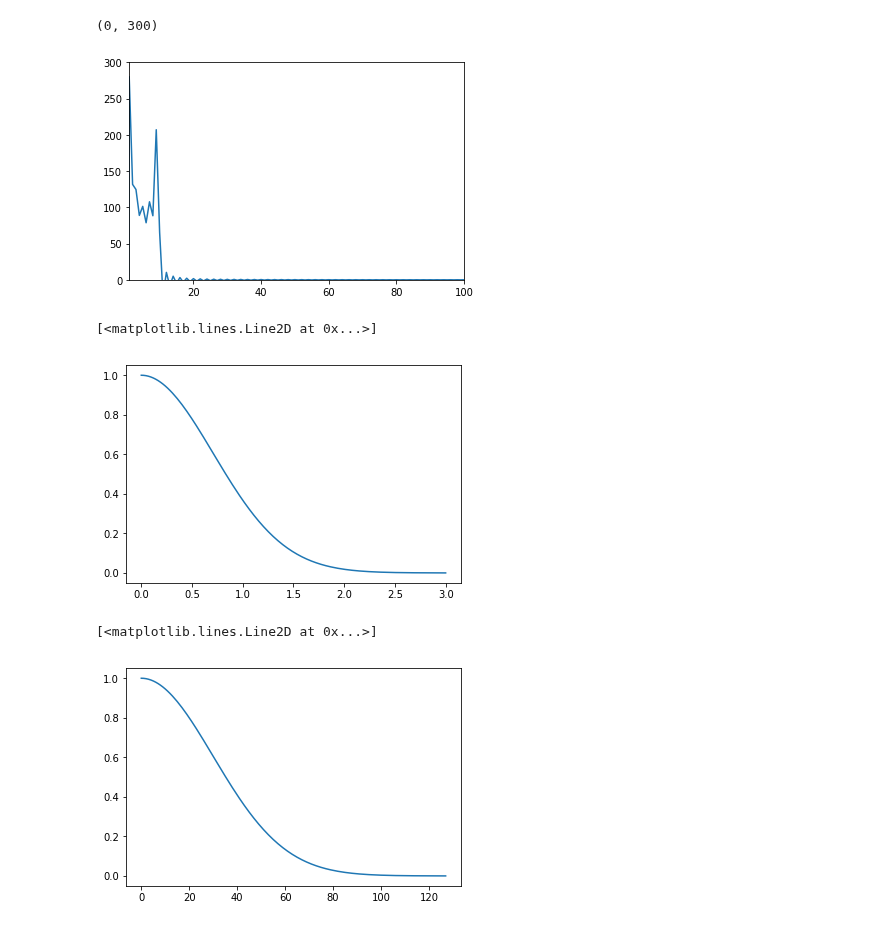
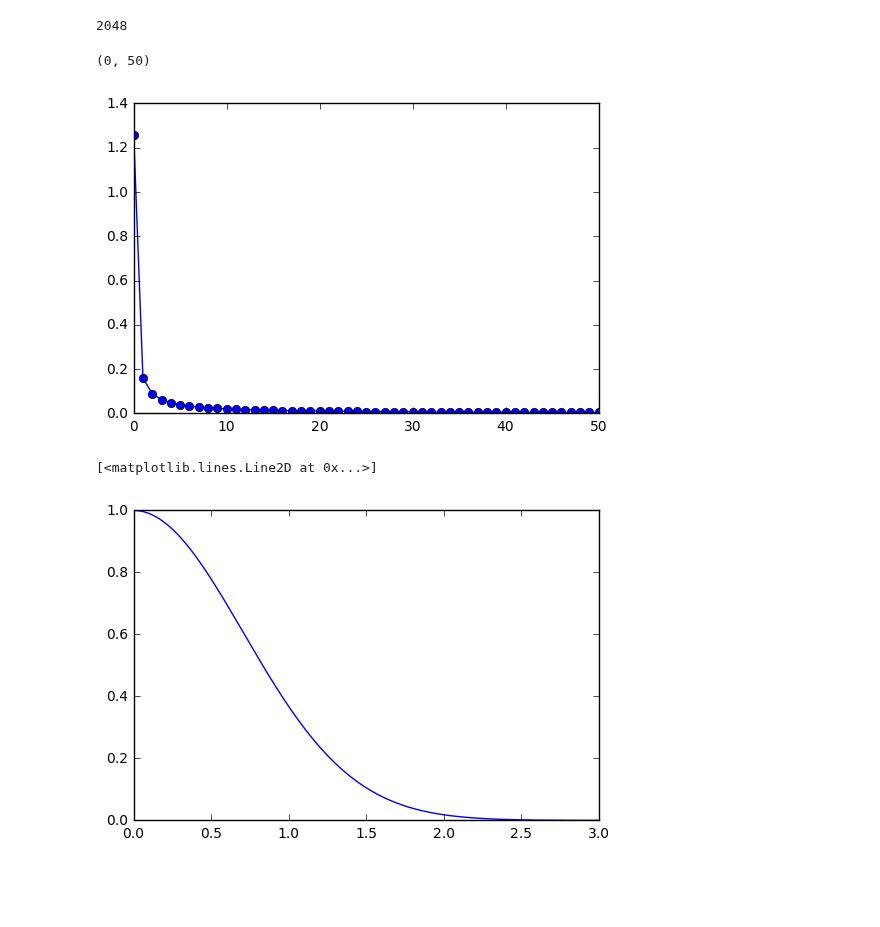
Before and after one commit to hstrey/FCS-simulations, a Jupyter notebook: Classical Moment problem.ipynb, the cells around one changed output. Saved outputs shown, nothing was run; the diff lists cells and outputs as text; code cells hidden in the pictures; blank space fills up the shorter version.

```diff
--- a/Classical Moment problem.ipynb
+++ b/Classical Moment problem.ipynb
@@ -18,13 +21,17 @@ array([1.00000000e+00, 1.00000000e+00, 2.00000000e+00, 6.00000000e+00,
 # %%
-n_max=40
+# here we define two functions. c(k,N) is the characteristic function for FCS
+# we also define g(k) which is the characteristic function for a Gaussian for testing that everything works
+n_max=80
 n = np.arange(1,n_max+1)
-factors = (-1)**n/factorial(2*n)/np.sqrt(2*n)
+factors = (1j)**n/factorial(n)/np.sqrt(n)
 print(n)
 print(factors)
+
 def c(k,N):
     km = np.tile(k,(n_max,1))
-    tosum = factors*np.power(km.T,2*n)
+    tosum = factors*np.power(km.T,n)
     return 1+np.sqrt(np.pi/2)*N*np.sum(tosum,axis=1)
+
 gn = n - 1
 gfactors = (-1)**(gn)/factorial(gn)
 print(gfactors)
@@ -53,7 +60,8 @@ def g(k):
 # %%
 # create orthogonal polynominals
-k = np.linspace(0,30,512)
+k = np.linspace(0,20,1025)
 cf = c(k,1)
-plt.plot(k,cf)
+plt.plot(k,np.real(cf))
+plt.plot(k,np.imag(cf))
 # %% [output]
 [<matplotlib.lines.Line2D at 0x...>]
@@ -61,22 +69,18 @@ plt.plot(k,cf)
 # %%
 # need to find the proper way of doing an fft
-cf_fft = dct(cf)
-plt.plot(cf_fft)
-plt.xlim((1,100))
-plt.ylim((0,300))
+cf_fft = np.fft.irfft(cf)
+print(cf_fft.size)
+plt.plot(abs(cf_fft),"o-")
+plt.xlim((0,50))
+#plt.ylim((-.2,.2))
 # %% [output]
-(0, 300)
+2048
+(0, 50)
-[figure, old version]
+[figure, new version]
 # %%
 gk = np.linspace(0,3,128)
 gauss = g(gk)
 plt.plot(gk,gauss)
 # %% [output]
 [<matplotlib.lines.Line2D at 0x...>]
-[figure, old version]
+[figure, new version]
-# %%
-gauss_fft = dct(gauss)
-plt.plot(gauss)
-# %% [output]
-[<matplotlib.lines.Line2D at 0x...>]
-[figure, removed]
```
Also changed, not shown: parts of 5 cells of this notebook.
